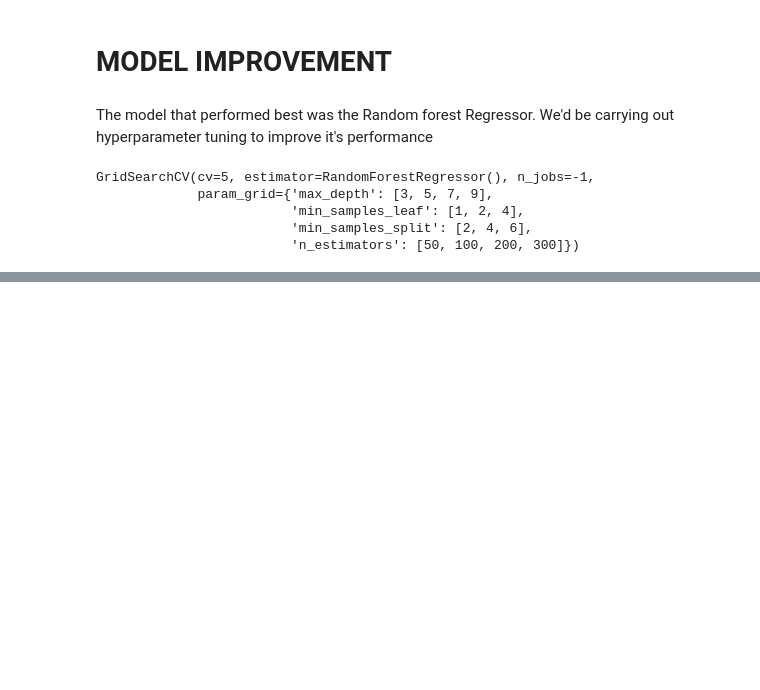
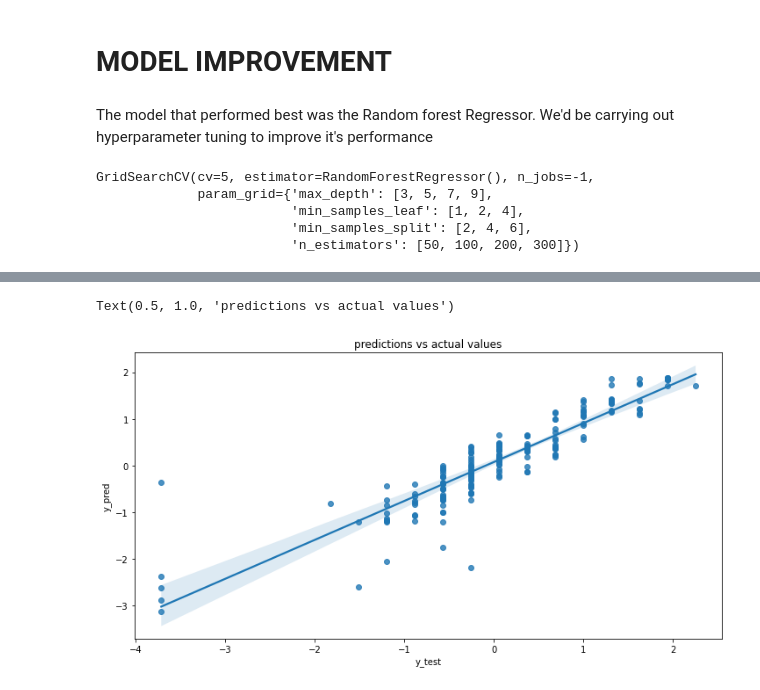
Before and after one commit to ToluAnnie/student-prediction-performance, a Jupyter notebook: numpy_project.ipynb, the cells around one changed output, grey strips where cells are left out. Cells and saved outputs as stored; diff of their text form; code cells hidden in the pictures; blank space fills up the shorter version.

```diff
--- a/numpy_project.ipynb
+++ b/numpy_project.ipynb
@@ -638,0 +580,11 @@ metrics_df
+# %%
+#visualize predicted values against actual values
+y_pred = grid_search.predict(X_test)
+plt.figure(figsize=(12,6))
+sns.regplot(x=scaled_y_test,y=y_pred,marker='o')
+plt.xlabel('y_test')
+plt.ylabel('y_pred')
+plt.title('predictions vs actual values')
+# %% [output]
+Text(0.5, 1.0, 'predictions vs actual values')
+[figure, added]
```
Also changed, not shown: parts of 5 cells of this notebook.
